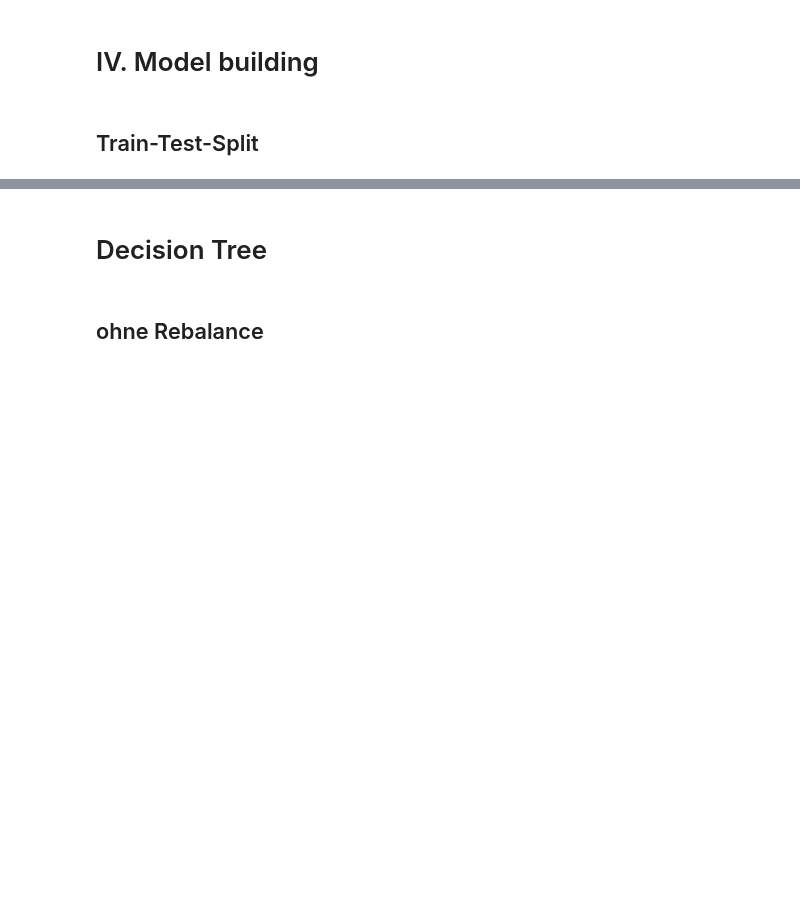
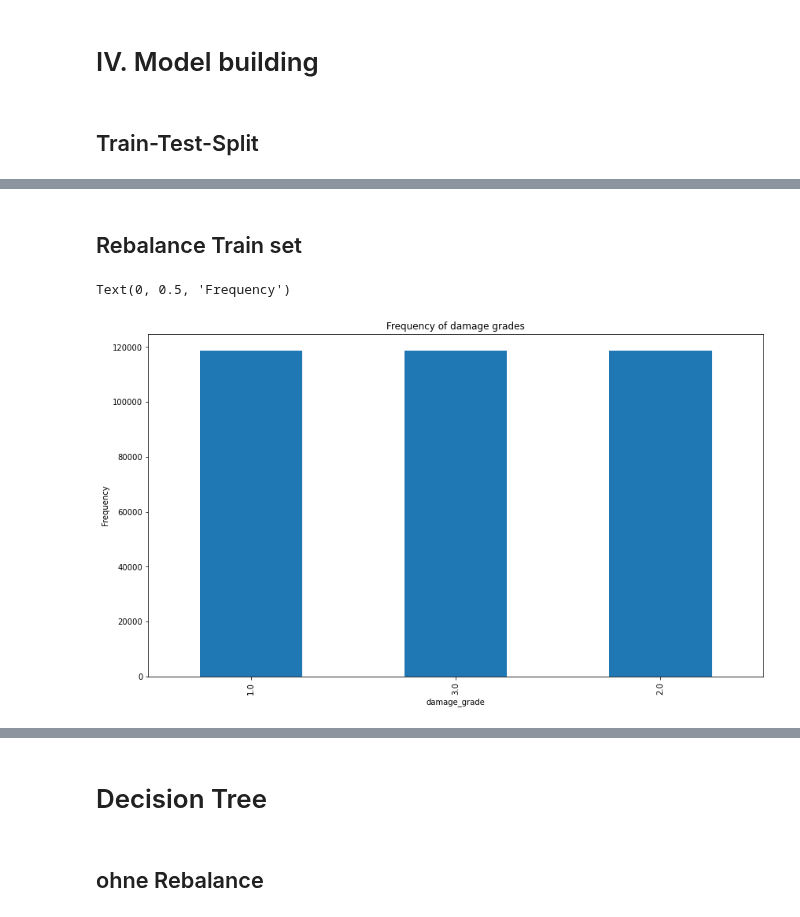
Before and after one commit to NiklasSabel/data_mining_1, a Jupyter notebook: notebooks/Niklas_Models.ipynb, the cells around one changed output, grey strips where cells are left out. Saved outputs shown, nothing was run; the diff lists cells and outputs as text; code cells hidden in the pictures; blank space fills up the shorter version.

```diff
--- a/notebooks/Niklas_Models.ipynb
+++ b/notebooks/Niklas_Models.ipynb
@@ -54,7 +54,7 @@ f.show()
 # %%
 #Korrelation
 correlated_features = set()
-correlation_matrix = train_val.corr()
+correlation_matrix = data_train.corr()
 
 for i in range(len(correlation_matrix.columns)):
     for j in range(i):
@@ -64,6 +64,7 @@ for i in range(len(correlation_matrix.columns)):
             correlated_features.add(colname)
 
 print(f"Drop the following features: {correlated_features}")
+data_train=data_train.drop(columns=correlated_features)
 # %% [output]
 The following features are correlated: land_surface_condition_t and land_surface_condition_n. Correlation = 0.88
 The following features are correlated: roof_type_q and roof_type_n. Correlation = 0.85
@@ -108,12 +77,11 @@ train_balanced_data
 # %% [markdown]
 ## Train-Test-Split
 # %%
-#scale features first and set index
-train_val=train_val.set_index('building_id')
+#scale geo_features for logistic regression and runtime
 geo_features = ['geo_level_1_id', 'geo_level_2_id', 'geo_level_3_id']
 scaler = MinMaxScaler()
-train_val[geo_features] = scaler.fit_transform(train_val[geo_features])
-train_val
+data_train[geo_features] = scaler.fit_transform(data_train[geo_features])
+data_train
 # %% [output]
 |  | geo_level_1_id | geo_level_2_id | geo_level_3_id | count_floors_pre_eq | age | area_percentage | ... |
 | building_id |  |  |  |  |  |  | ... |
@@ -134,2 +100,16 @@ from sklearn.model_selection import train_test_split
 # %%
-data_train, data_test, target_train, target_test = train_test_split(train_val, train_target, test_size=0.2, random_state=42)
+data_train, data_test, target_train, target_test = train_test_split(data_train, target_train, test_size=0.2, random_state=42)
+# %% [markdown]
+## Rebalance Train set
+# %%
+sampler = RandomOverSampler()
+train_balanced_data, train_balanced_target = sampler.fit_resample(data_train, target_train)
+
+ax = train_balanced_target.value_counts().plot(kind='bar',
+                                    figsize=(14,8),
+                                    title="Frequency of damage grades")
+ax.set_xlabel("damage_grade")
+ax.set_ylabel("Frequency")
+# %% [output]
+Text(0, 0.5, 'Frequency')
+[figure, added]
```
Also changed, not shown: parts of 21 cells of this notebook.
